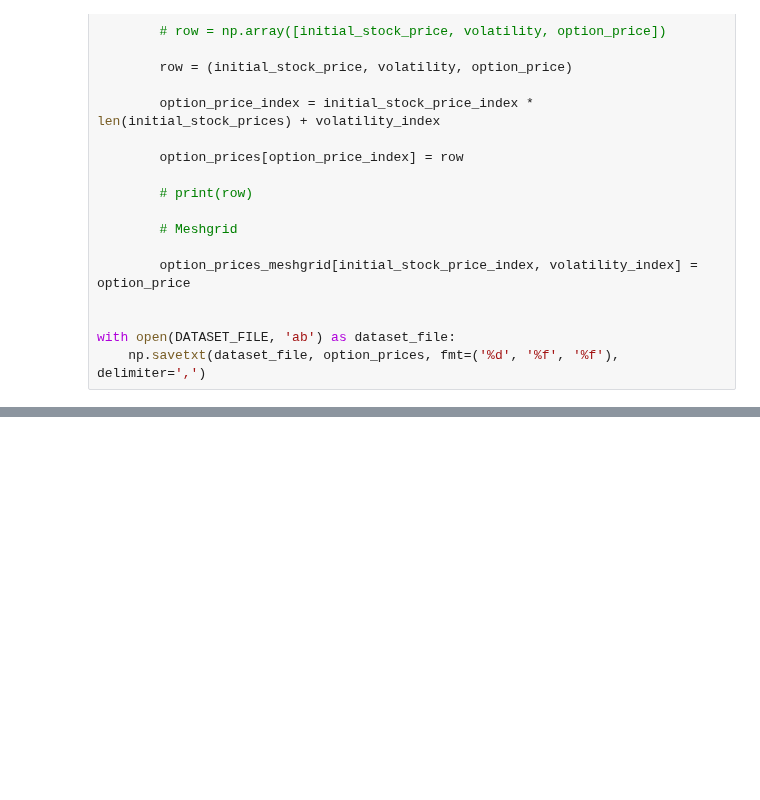
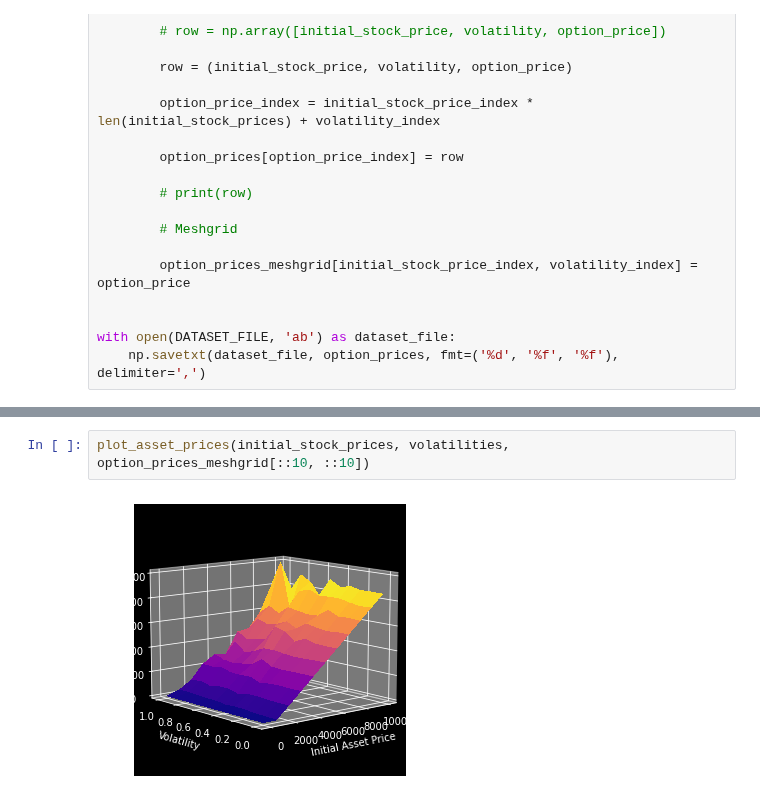
Before and after one commit to ogorodnikov/fmqa, a Jupyter notebook: finance/option_pricing/jax_mc.ipynb, the cells around one changed output, grey strips where cells are left out. Cells and saved outputs as stored; diff of their text form; blank space fills up the shorter version.

```diff
--- a/finance/option_pricing/jax_mc.ipynb
+++ b/finance/option_pricing/jax_mc.ipynb
@@ -183,0 +206,4 @@ plt.show()
+# %%
+plot_asset_prices(initial_stock_prices, volatilities, option_prices_meshgrid[::10, ::10])
+# %% [output]
+[figure, added]
```
Also changed, not shown: parts of 4 cells of this notebook, 1 other file.
